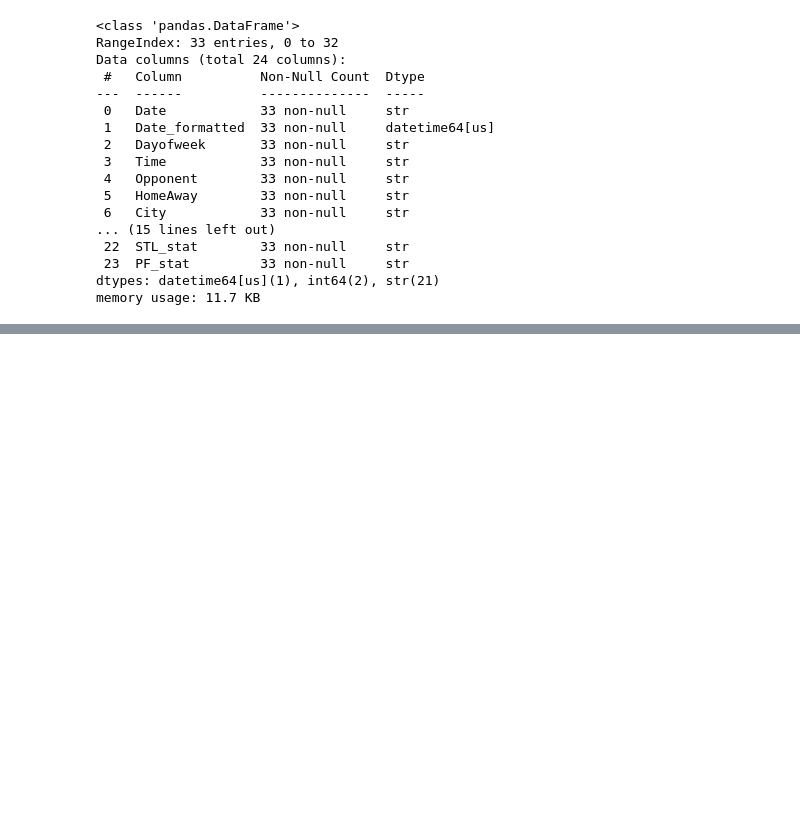
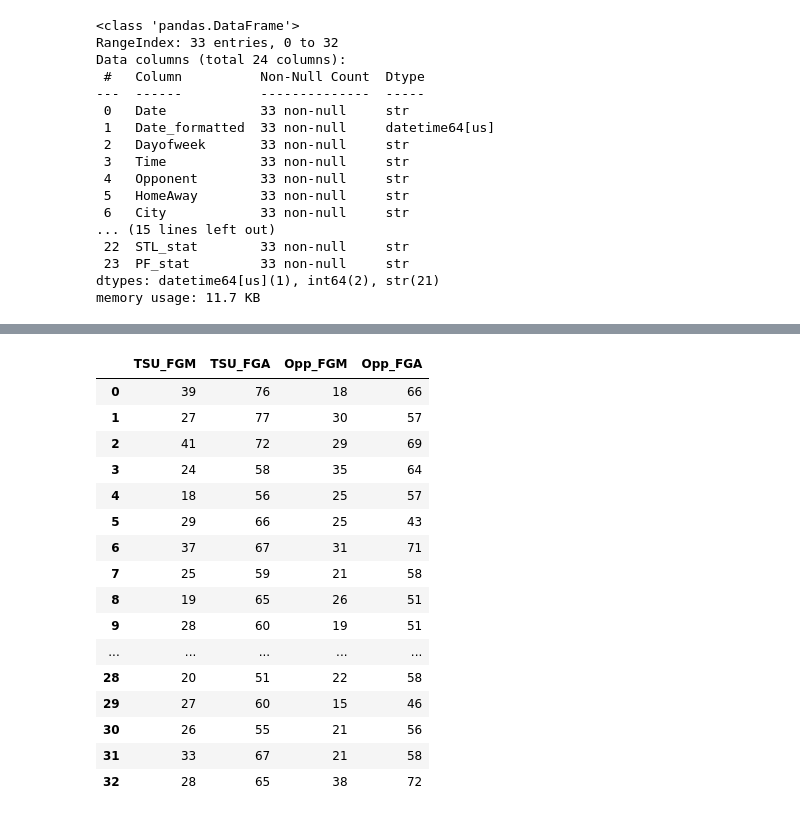
Before and after one commit to e-harrell/TSUBasketball, a Jupyter notebook: initial code.ipynb, the cells around one changed output, grey strips where cells are left out. Cells and saved outputs as stored; diff of their text form; code cells hidden in the pictures; blank space fills up the shorter version.

Commit message:
added code to split some stats columns into TSU and Opponent columns

```diff
--- a/initial code.ipynb
+++ b/initial code.ipynb
@@ -1180,3 +1180,16 @@ Data columns (total 24 columns):
  23  PF_stat         33 non-null     str
 dtypes: datetime64[us](1), int64(2), str(21)
 memory usage: 11.7 KB
+# %%
+#splitting out stats columns in to TSU and Opp columns (MAR does not need to be split)
+#2 splits for FG_stat
+#split by school
+df[["TSU_FG_M_A", "Opp_FG_M_A"]] = df.FG_stat.str.split('/', expand=True)
+df[["TSU_FG_M_A", "Opp_FG_M_A"]].head()
+#split for made and attempted
+df[["TSU_FGM", "TSU_FGA"]]=df.TSU_FG_M_A.str.split('-', expand=True)
+df[["Opp_FGM", "Opp_FGA"]]=df.Opp_FG_M_A.str.split('-', expand=True)
+df[["TSU_FGM", "TSU_FGA", "Opp_FGM", "Opp_FGA"]].head()
+#remove variables
+df=df.drop(columns=["FG_stat", "TSU_FG_M_A", "Opp_FG_M_A"])
+df.head()
@@ -1182,0 +1216,21 @@ memory usage: 11.7 KB
+# %%
+#check new columns
+df[["TSU_FGM", "TSU_FGA", "Opp_FGM", "Opp_FGA"]]
+# %% [output]
+|  | TSU_FGM | TSU_FGA | Opp_FGM | Opp_FGA |
+| 0 | 39 | 76 | 18 | 66 |
+| 1 | 27 | 77 | 30 | 57 |
+| 2 | 41 | 72 | 29 | 69 |
+| 3 | 24 | 58 | 35 | 64 |
+| 4 | 18 | 56 | 25 | 57 |
+| 5 | 29 | 66 | 25 | 43 |
+| 6 | 37 | 67 | 31 | 71 |
+| 7 | 25 | 59 | 21 | 58 |
+| 8 | 19 | 65 | 26 | 51 |
+| 9 | 28 | 60 | 19 | 51 |
+| ... | ... | ... | ... | ... |
+| 28 | 20 | 51 | 22 | 58 |
+| 29 | 27 | 60 | 15 | 46 |
+| 30 | 26 | 55 | 21 | 56 |
+| 31 | 33 | 67 | 21 | 58 |
+| 32 | 28 | 65 | 38 | 72 |
```
Also changed, not shown: parts of 15 cells of this notebook.
